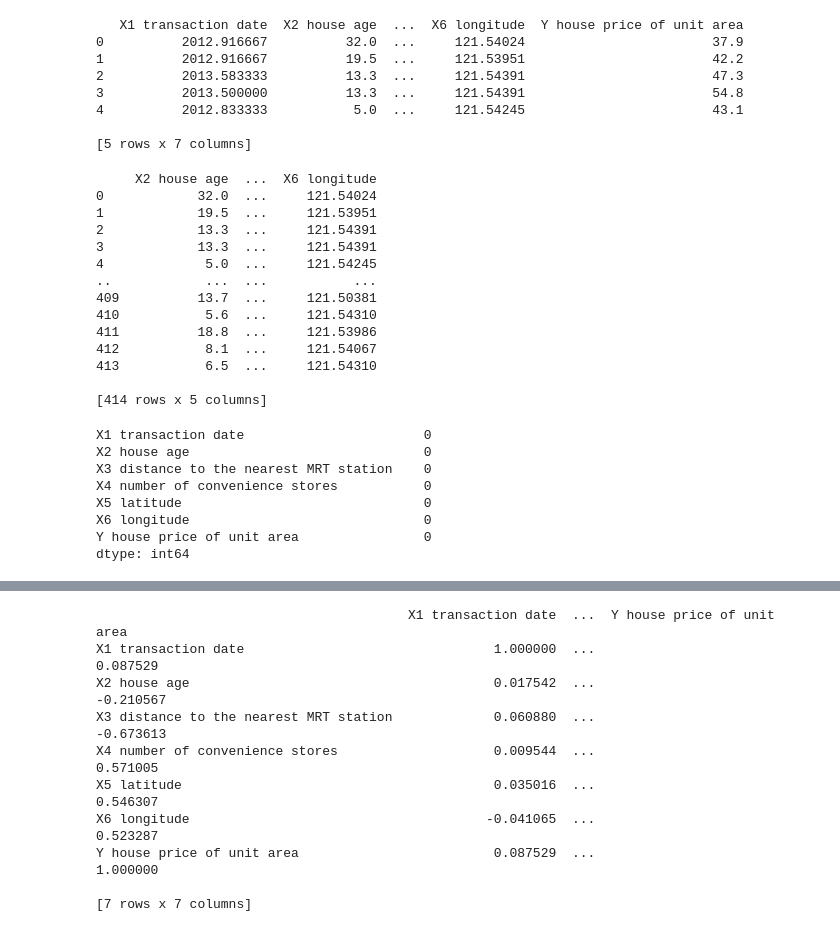
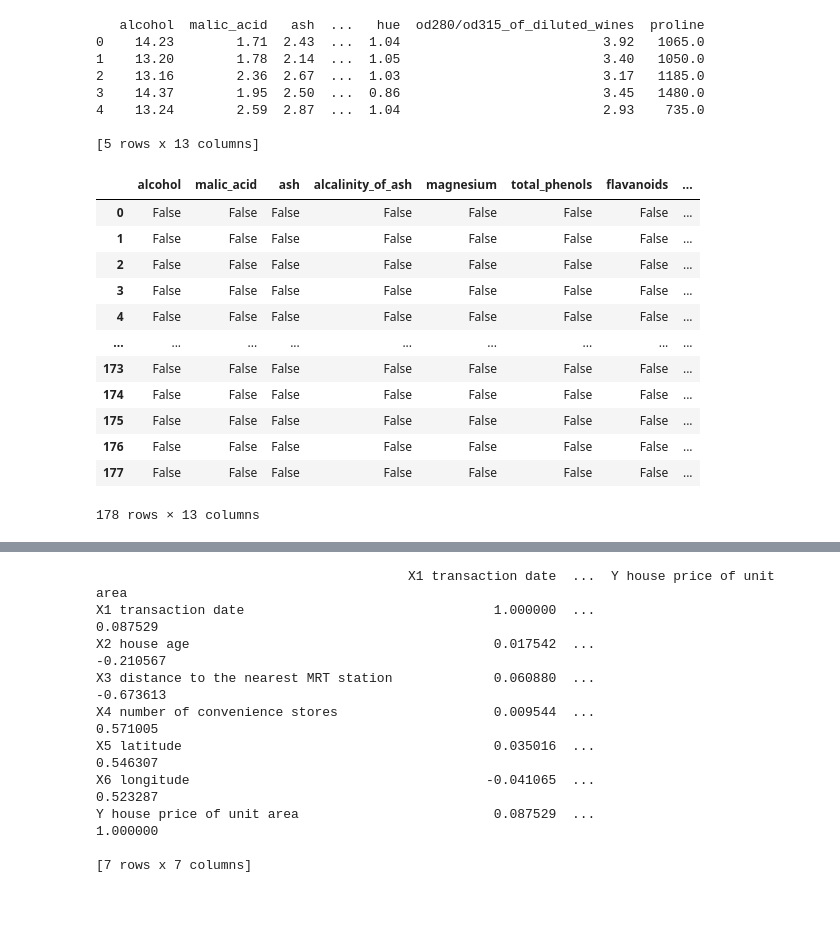
Before and after one commit to Ekaterina37/CS6375.502, a Jupyter notebook: Assignment1_Grad_desc.ipynb, the cells around one changed output, grey strips where cells are left out. Cells and saved outputs as stored; diff of their text form; code cells hidden in the pictures; blank space fills up the shorter version.

```diff
--- a/Assignment1_Grad_desc.ipynb
+++ b/Assignment1_Grad_desc.ipynb
@@ -16,0 +20,5 @@ data = pd.read_excel("https://archive.ics.uci.edu/ml/machine-learning-databases/
+# %%
+data = pd.DataFrame(wine_dataset.data, columns=wine_dataset.feature_names)
+data.head()
+#data = pd.read_csv("https://archive.ics.uci.edu/ml/machine-learning-databases/wine-quality/winequality-red.csv")
+#header = None,names = ["fixed acidity","volatile acidity","citric acid","residual sugar", "chlorides", "free sulfur dioxide","total sulfur dioxide", "density", "pH", "sulphates", "alcohol", "quality"])
@@ -17,3 +32,6 @@ data = pd.read_excel("https://archive.ics.uci.edu/ml/machine-learning-databases/
 # %%
 #dropping a useless No column
-data = data.drop('No', 1)
+#data = data.drop('No', 1)
+
+for col in data.columns:
+  print(col)
@@ -20,15 +52,15 @@ data = data.drop('No', 1)
 # %%
 #print first 5 rows
-print(data.head(5))
+print(data.head())
 # %% [output]
-   X1 transaction date  X2 house age  ...  X6 longitude  Y house price of unit area
-0          2012.916667          32.0  ...     121.54024                        37.9
-1          2012.916667          19.5  ...     121.53951                        42.2
-2          2013.583333          13.3  ...     121.54391                        47.3
-3          2013.500000          13.3  ...     121.54391                        54.8
-4          2012.833333           5.0  ...     121.54245                        43.1
+   alcohol  malic_acid   ash  ...   hue  od280/od315_of_diluted_wines  proline
+0    14.23        1.71  2.43  ...  1.04                          3.92   1065.0
+1    13.20        1.78  2.14  ...  1.05                          3.40   1050.0
+2    13.16        2.36  2.67  ...  1.03                          3.17   1185.0
+3    14.37        1.95  2.50  ...  0.86                          3.45   1480.0
+4    13.24        2.59  2.87  ...  1.04                          2.93    735.0
 
-[5 rows x 7 columns]
+[5 rows x 13 columns]
 # %%
 #assign x as a Dataframe of features and Y as series of outcomes
 
@@ -39,33 +71,23 @@ Y = data['Y house price of unit area'] #target variable
 #X = newdata[:, :-1]
 # %%
 #check features
-print(X)
+#print(X)
-# %% [output]
-     X2 house age  ...  X6 longitude
-0            32.0  ...     121.54024
-1            19.5  ...     121.53951
-2            13.3  ...     121.54391
-3            13.3  ...     121.54391
-4             5.0  ...     121.54245
-..            ...  ...           ...
-409          13.7  ...     121.50381
-410           5.6  ...     121.54310
-411          18.8  ...     121.53986
-412           8.1  ...     121.54067
-413           6.5  ...     121.54310
-
-[414 rows x 5 columns]
 # %%
 #checking for nulls - all good
-data.isnull().sum()
+data.isnull()
 # %% [output]
+|  | alcohol | malic_acid | ash | alcalinity_of_ash | magnesium | total_phenols | flavanoids | ... |
+| 0 | False | False | False | False | False | False | False | ... |
+| 1 | False | False | False | False | False | False | False | ... |
+| 2 | False | False | False | False | False | False | False | ... |
+| 3 | False | False | False | False | False | False | False | ... |
+| 4 | False | False | False | False | False | False | False | ... |
+| ... | ... | ... | ... | ... | ... | ... | ... | ... |
+| 173 | False | False | False | False | False | False | False | ... |
+| 174 | False | False | False | False | False | False | False | ... |
+| 175 | False | False | False | False | False | False | False | ... |
+| 176 | False | False | False | False | False | False | False | ... |
+| 177 | False | False | False | False | False | False | False | ... |
-X1 transaction date                       0
-X2 house age                              0
-X3 distance to the nearest MRT station    0
-X4 number of convenience stores           0
-X5 latitude                               0
-X6 longitude                              0
-Y house price of unit area                0
-dtype: int64
+178 rows × 13 columns
 # %%
 #plotting
```
Also changed, not shown: parts of 7 cells of this notebook.
